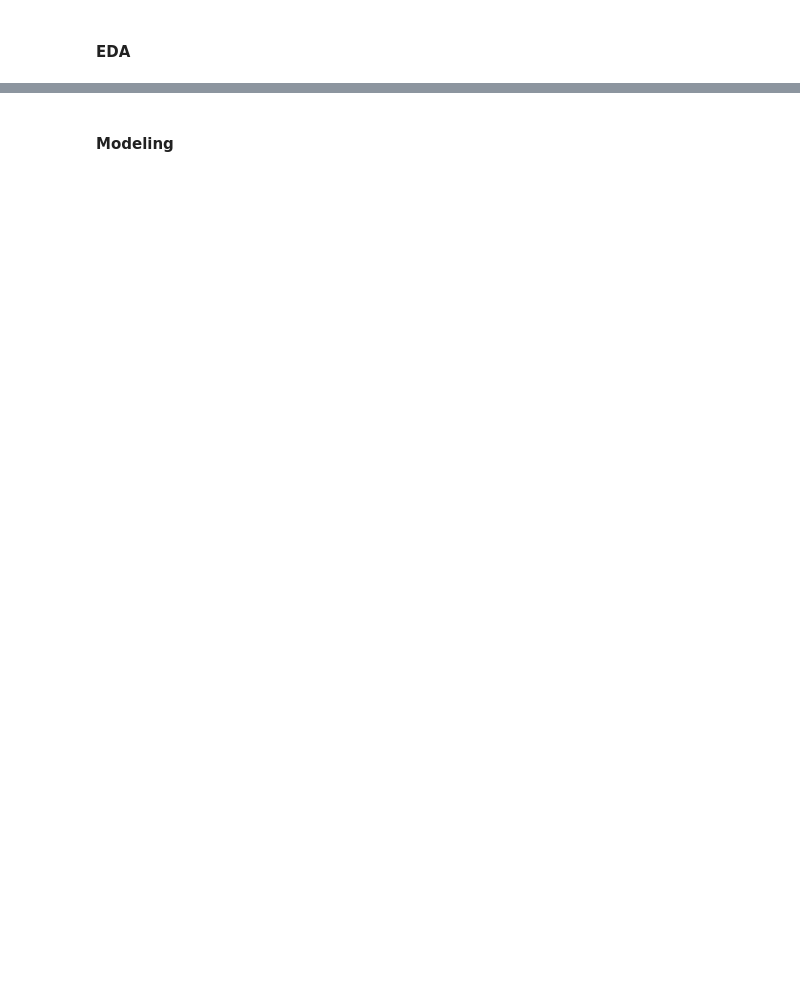
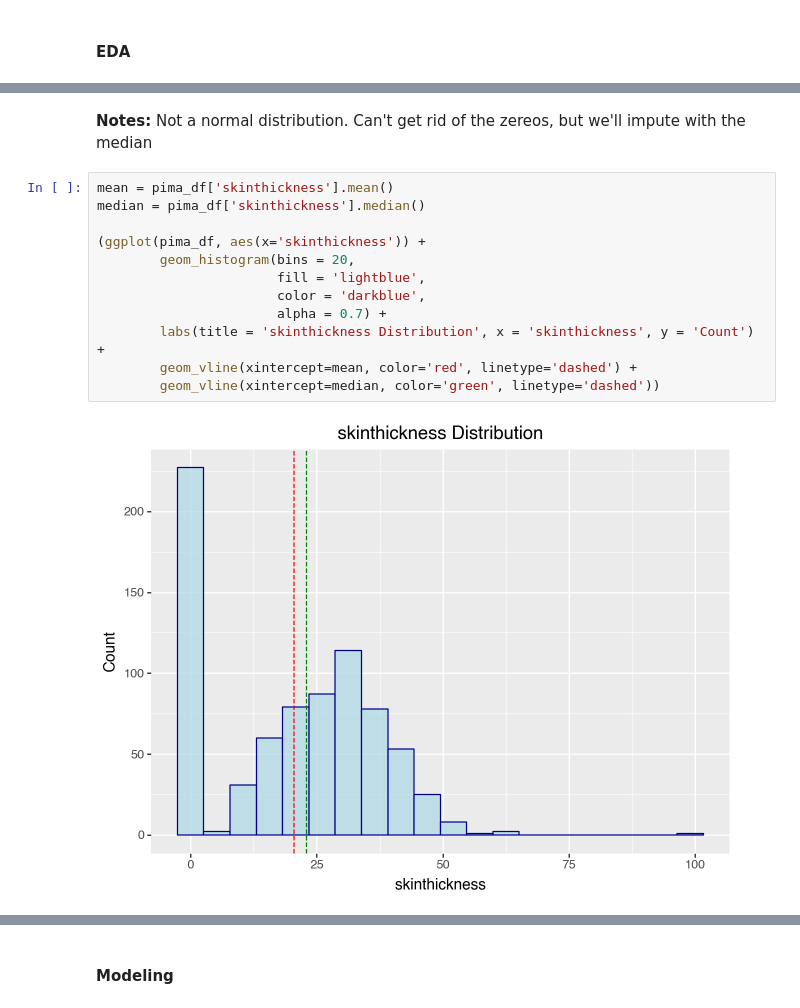
Before and after one commit to JeffGoseland/pima-indians-diabetes-kaggle, a Jupyter notebook: pima_research.ipynb, the cells around one changed output, grey strips where cells are left out. Drawn from its saved outputs; the diff is of its cells as text; blank space fills up the shorter version.

```diff
--- a/pima_research.ipynb
+++ b/pima_research.ipynb
@@ -42,0 +164,17 @@ print("Path to dataset files:", path)
+# %% [markdown]
+**Notes:**
+Not a normal distribution.  Can't get rid of the zereos, but we'll impute with the median
+# %%
+mean = pima_df['skinthickness'].mean()
+median = pima_df['skinthickness'].median()
+
+(ggplot(pima_df, aes(x='skinthickness')) +
+        geom_histogram(bins = 20,
+                       fill = 'lightblue',
+                       color = 'darkblue',
+                       alpha = 0.7) +
+        labs(title = 'skinthickness Distribution', x = 'skinthickness', y = 'Count') +
+        geom_vline(xintercept=mean, color='red', linetype='dashed') +
+        geom_vline(xintercept=median, color='green', linetype='dashed'))
+# %% [output]
+[figure, added]
```
Also changed, not shown: parts of 61 cells of this notebook.
